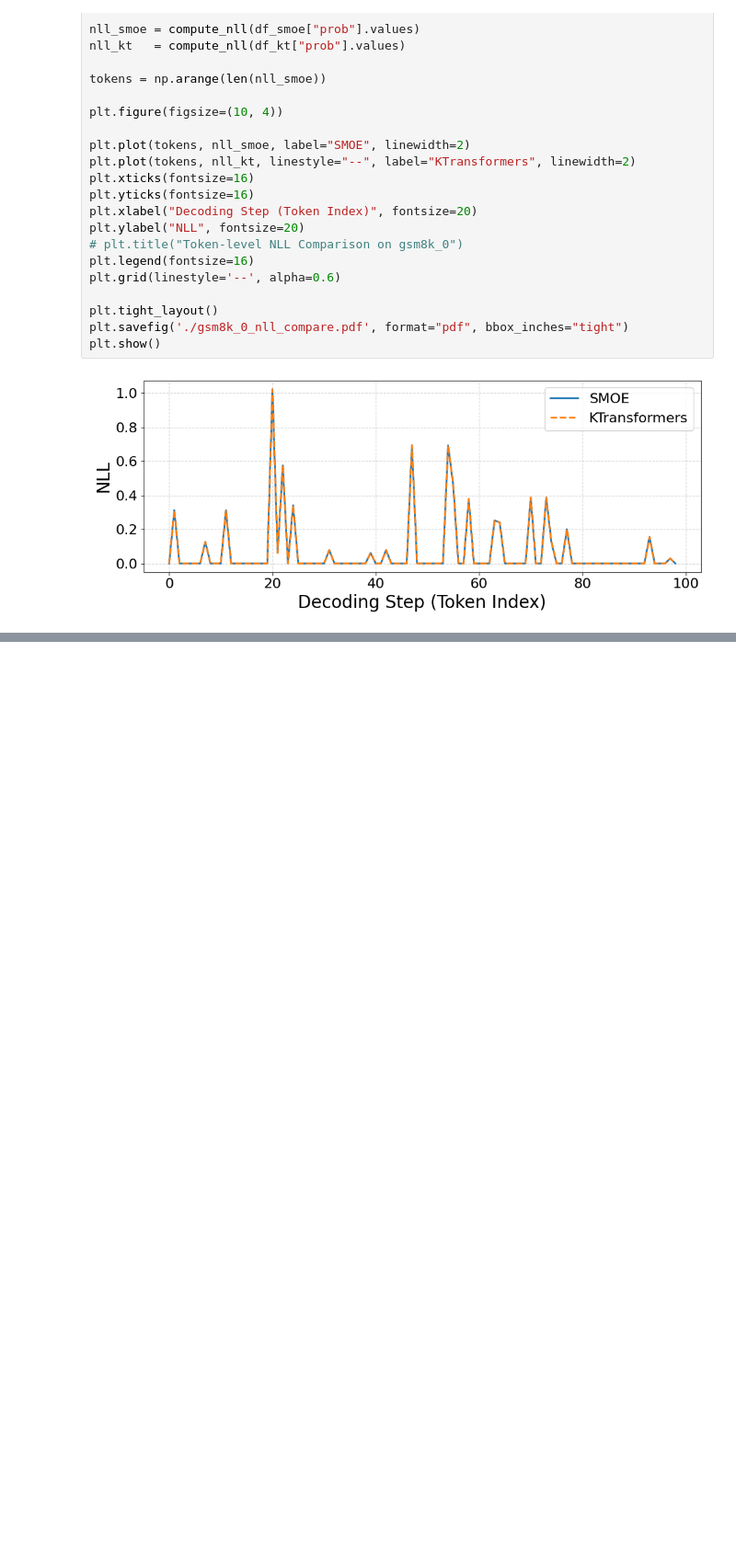
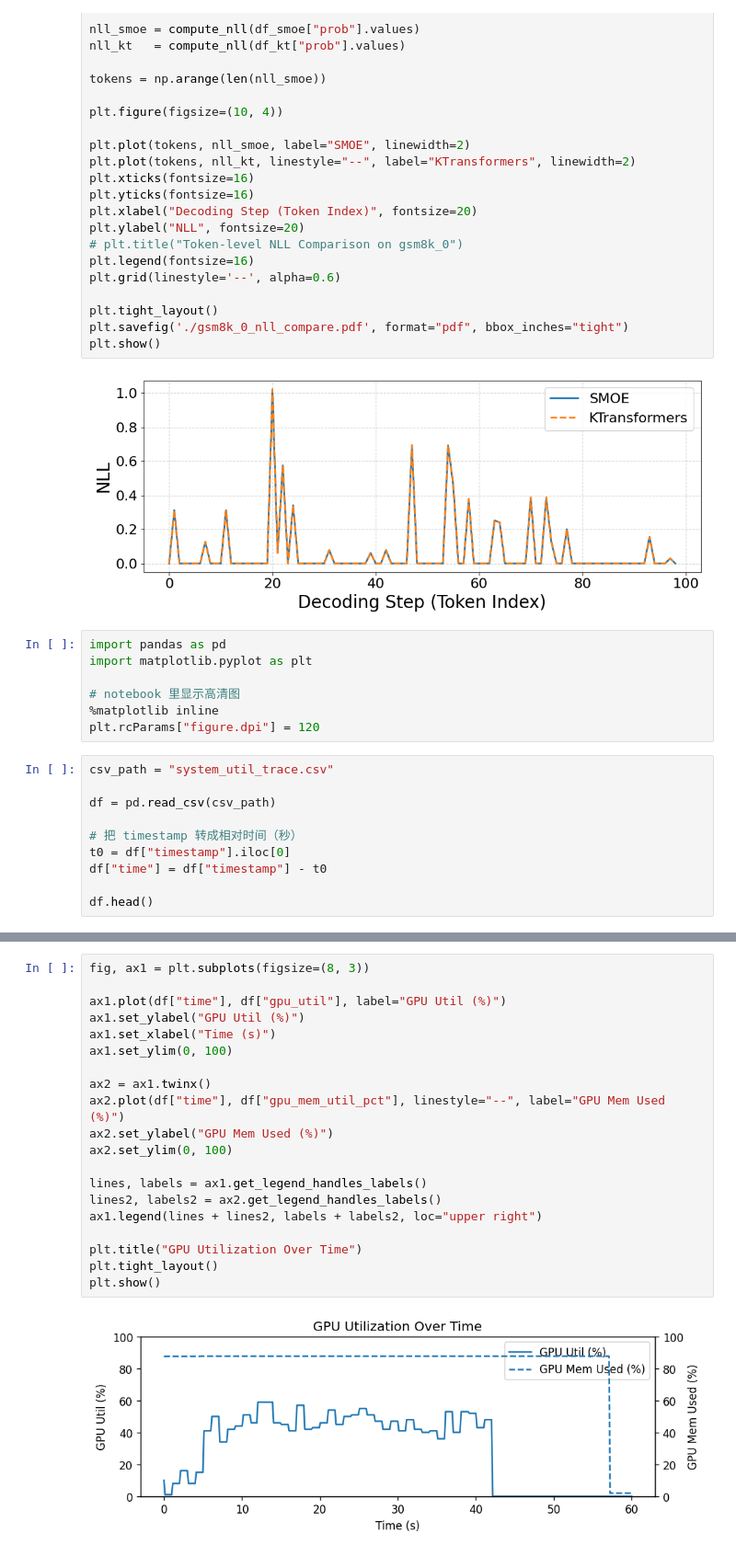
Before and after one commit to rzhang772/ktransformers, a Jupyter notebook: expirments/figures.ipynb, the cells around one changed output, grey strips where cells are left out. Shown at 92% size. Saved outputs shown, nothing was run; the diff lists cells and outputs as text; blank space fills up the shorter version.

Commit message:
add system resource monitor

```diff
--- a/expirments/figures.ipynb
+++ b/expirments/figures.ipynb
@@ -512,3 +512,20 @@ plt.savefig('./gsm8k_0_nll_compare.pdf', format="pdf", bbox_inches="tight")
 plt.show()
 # %% [output]
 [figure]
+# %%
+import pandas as pd
+import matplotlib.pyplot as plt
+
+# notebook 里显示高清图
+%matplotlib inline
+plt.rcParams["figure.dpi"] = 120
+# %%
+csv_path = "system_util_trace.csv"
+
+df = pd.read_csv(csv_path)
+
+# 把 timestamp 转成相对时间（秒）
+t0 = df["timestamp"].iloc[0]
+df["time"] = df["timestamp"] - t0
+
+df.head()
@@ -514,0 +551,22 @@ plt.show()
+# %%
+fig, ax1 = plt.subplots(figsize=(8, 3))
+
+ax1.plot(df["time"], df["gpu_util"], label="GPU Util (%)")
+ax1.set_ylabel("GPU Util (%)")
+ax1.set_xlabel("Time (s)")
+ax1.set_ylim(0, 100)
+
+ax2 = ax1.twinx()
+ax2.plot(df["time"], df["gpu_mem_util_pct"], linestyle="--", label="GPU Mem Used (%)")
+ax2.set_ylabel("GPU Mem Used (%)")
+ax2.set_ylim(0, 100)
+
+lines, labels = ax1.get_legend_handles_labels()
+lines2, labels2 = ax2.get_legend_handles_labels()
+ax1.legend(lines + lines2, labels + labels2, loc="upper right")
+
+plt.title("GPU Utilization Over Time")
+plt.tight_layout()
+plt.show()
+# %% [output]
+[figure, added]
```
Also changed, not shown: parts of 5 cells of this notebook, 2 other files.
